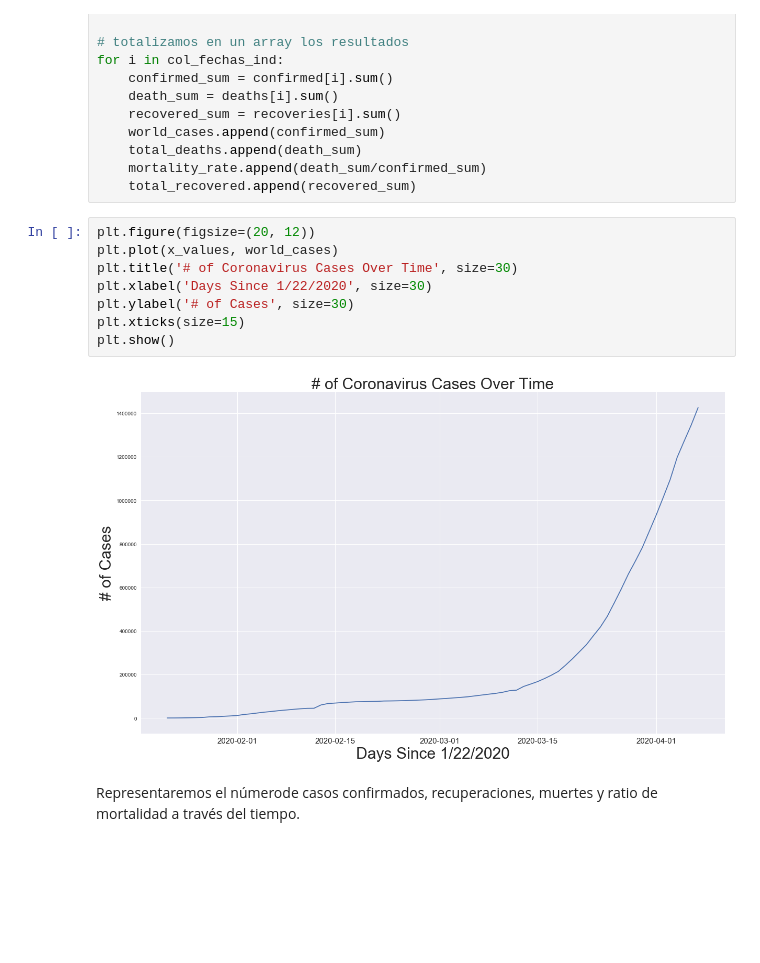
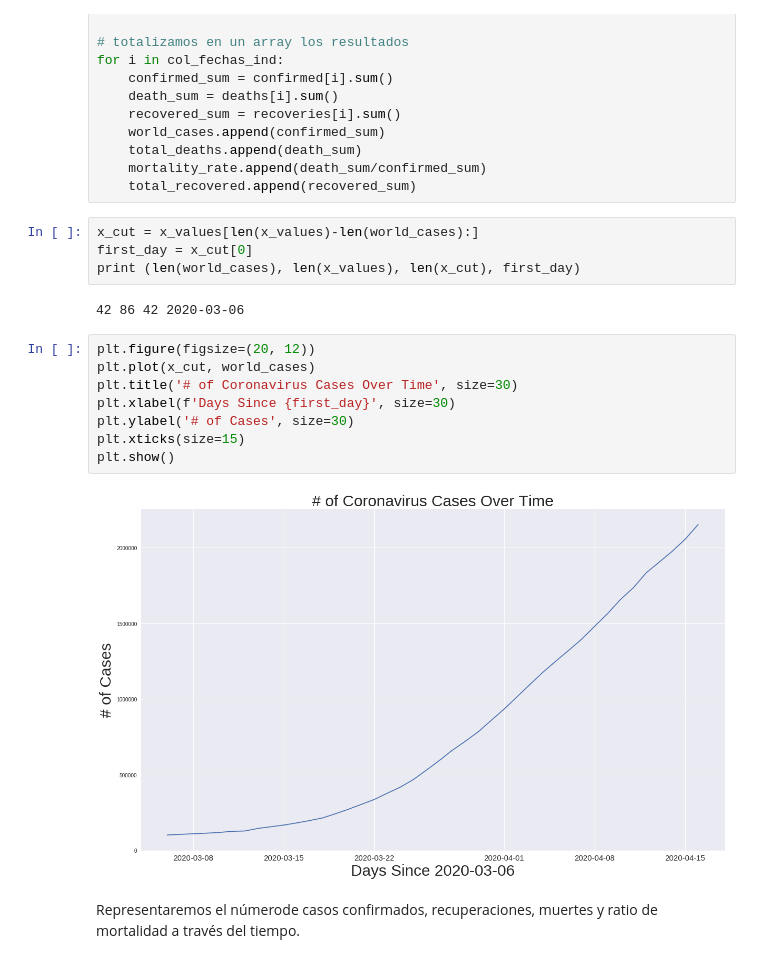
Before and after one commit to Zell0ss/SPA-Covid_Analysis, a Jupyter notebook: visualizacion COVID.ipynb, the cells around one changed output. Drawn from its saved outputs; the diff is of its cells as text; blank space fills up the shorter version.

```diff
--- a/visualizacion COVID.ipynb
+++ b/visualizacion COVID.ipynb
@@ -281,16 +282,22 @@ for i in col_fechas_ind:
     total_deaths.append(death_sum)
     mortality_rate.append(death_sum/confirmed_sum)
     total_recovered.append(recovered_sum)
+# %%
+x_cut = x_values[len(x_values)-len(world_cases):]
+first_day = x_cut[0]
+print (len(world_cases), len(x_values), len(x_cut), first_day)
+# %% [output]
+42 86 42 2020-03-06
 # %%
 plt.figure(figsize=(20, 12))
-plt.plot(x_values, world_cases)
+plt.plot(x_cut, world_cases)
 plt.title('# of Coronavirus Cases Over Time', size=30)
-plt.xlabel('Days Since 1/22/2020', size=30)
+plt.xlabel(f'Days Since {first_day}', size=30)
 plt.ylabel('# of Cases', size=30)
 plt.xticks(size=15)
 plt.show()
 # %% [output]
-[figure, old version]
+[figure, new version]
 # %% [markdown]
 Representaremos el númerode casos confirmados, recuperaciones, muertes y ratio de mortalidad a través del tiempo.
 # %%
```
Also changed, not shown: parts of 22 cells of this notebook.
